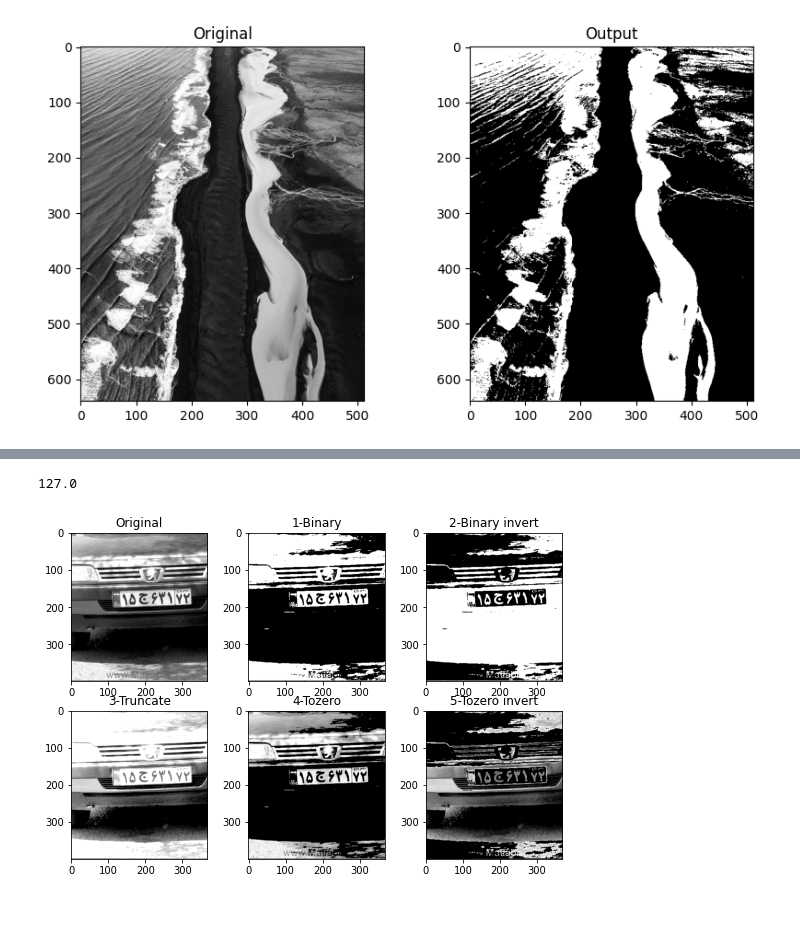
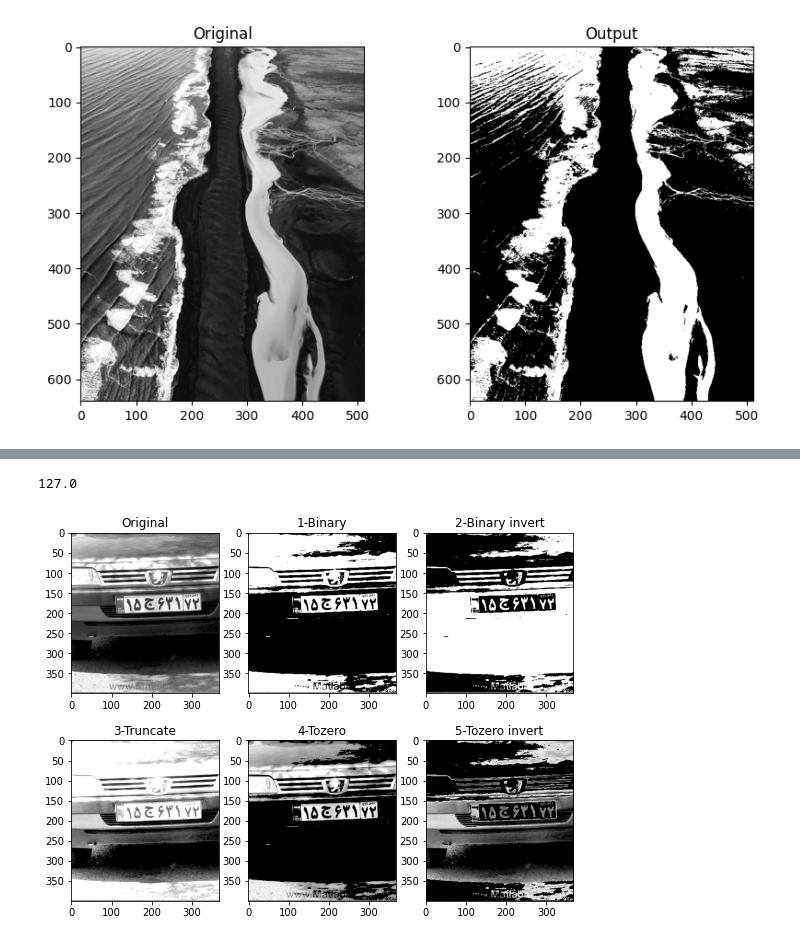
Before and after one commit to BijaN-R/ComputerVisionTutor, a Jupyter notebook: 04th_session/19-Thresholding-and-binarization.ipynb, the cells around one changed output, grey strips where cells are left out. Drawn from its saved outputs; the diff is of its cells as text; code cells hidden in the pictures; blank space fills up the shorter version.

```diff
--- a/04th_session/19-Thresholding-and-binarization.ipynb
+++ b/04th_session/19-Thresholding-and-binarization.ipynb
@@ -79,25 +79,25 @@ plt.subplot(236);plt.imshow(tozero_image_inv, cmap='gray');plt.title('5-Tozero i
 # %%
 import cv2
 import numpy as np
 import matplotlib.pyplot as plt
 
 threshold = 127
 image = cv2.imread('./images/plate-01.jpg', 0)
 #image = cv2.imread('../03rd_session/images/jolge.jpg', 0)
 
 ret, binary_image = cv2.threshold(image, threshold, 255, cv2.THRESH_BINARY)
 ret, binary_inv_image = cv2.threshold(image, threshold, 255, cv2.THRESH_BINARY_INV)
 ret, trunc_image = cv2.threshold(image, threshold, 255, cv2.THRESH_TRUNC)
 ret, tozero_image = cv2.threshold(image, threshold, 255, cv2.THRESH_TOZERO)
 ret, tozero_image_inv = cv2.threshold(image, threshold, 255, cv2.THRESH_TOZERO_INV)
 print(ret)
-plt.figure(figsize=[9,6])
+plt.figure(figsize=[9,7])
 plt.subplot(231);plt.imshow(image, cmap='gray');plt.title('Original');
 plt.subplot(232);plt.imshow(binary_image, cmap='gray');plt.title('1-Binary');
 plt.subplot(233);plt.imshow(binary_inv_image, cmap='gray');plt.title('2-Binary invert');
 plt.subplot(234);plt.imshow(trunc_image, cmap='gray');plt.title('3-Truncate');
 plt.subplot(235);plt.imshow(tozero_image, cmap='gray');plt.title('4-Tozero');
 plt.subplot(236);plt.imshow(tozero_image_inv, cmap='gray');plt.title('5-Tozero invert');
 # %% [output]
 127.0
-[figure, old version]
+[figure, new version]
```
Also changed, not shown: parts of 1 cell of this notebook.
